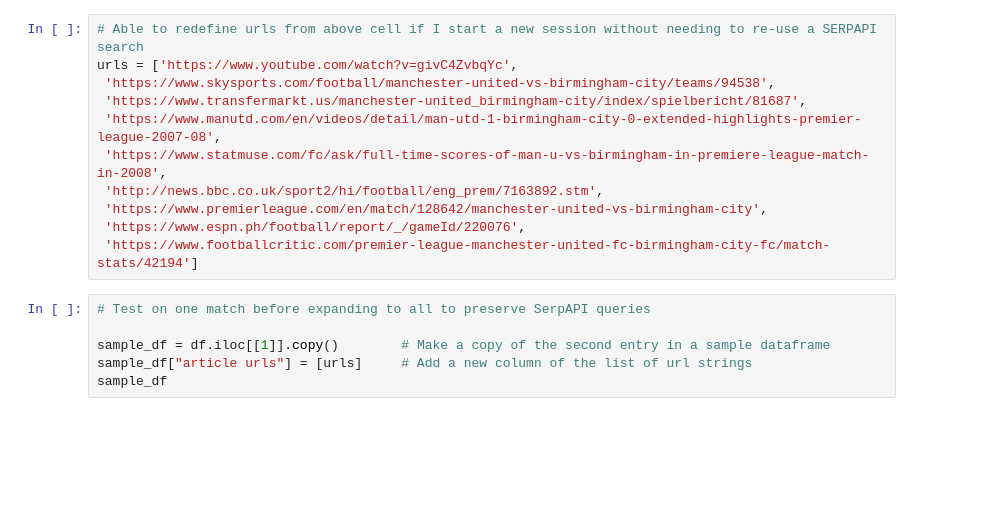
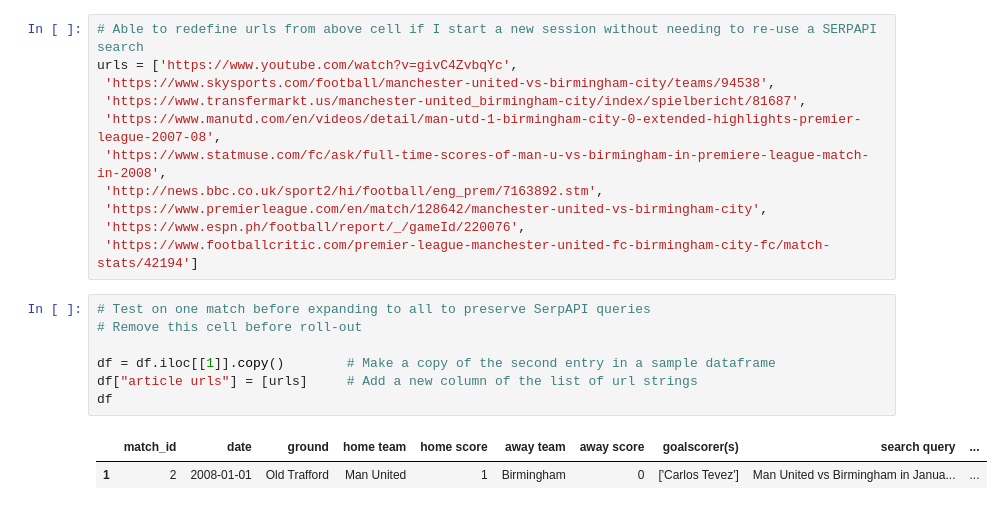
Before and after one commit to danielcavey/Football-Match-Memory-Enricher, a Jupyter notebook: article_acquisition.ipynb, the cells around one changed output. Saved outputs shown, nothing was run; the diff lists cells and outputs as text; blank space fills up the shorter version.

```diff
--- a/article_acquisition.ipynb
+++ b/article_acquisition.ipynb
@@ -73,7 +111,11 @@ urls = ['https://www.youtube.com/watch?v=givC4ZvbqYc',
  'https://www.footballcritic.com/premier-league-manchester-united-fc-birmingham-city-fc/match-stats/42194']
 # %%
 # Test on one match before expanding to all to preserve SerpAPI queries
+# Remove this cell before roll-out
 
-sample_df = df.iloc[[1]].copy()        # Make a copy of the second entry in a sample dataframe
-sample_df["article urls"] = [urls]     # Add a new column of the list of url strings
-sample_df
+df = df.iloc[[1]].copy()        # Make a copy of the second entry in a sample dataframe
+df["article urls"] = [urls]     # Add a new column of the list of url strings
+df
+# %% [output]
+|  | match_id | date | ground | home team | home score | away team | away score | goalscorer(s) | search query | ... |
+| 1 | 2 | 2008-01-01 | Old Trafford | Man United | 1 | Birmingham | 0 | ['Carlos Tevez'] | Man United vs Birmingham in Janua... | ... |
```
Also changed, not shown: parts of 6 cells of this notebook, 3 other files.
